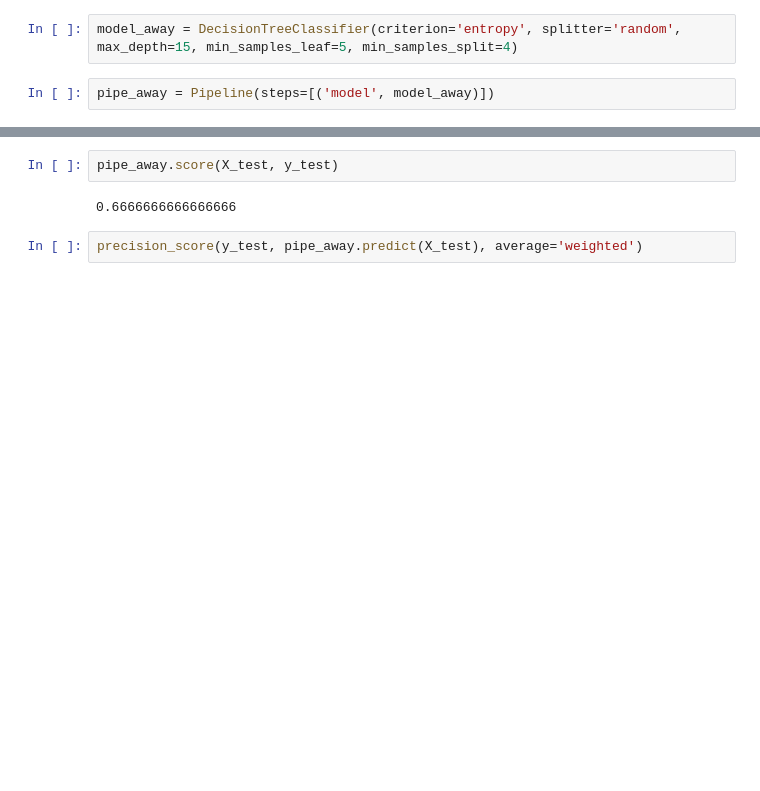
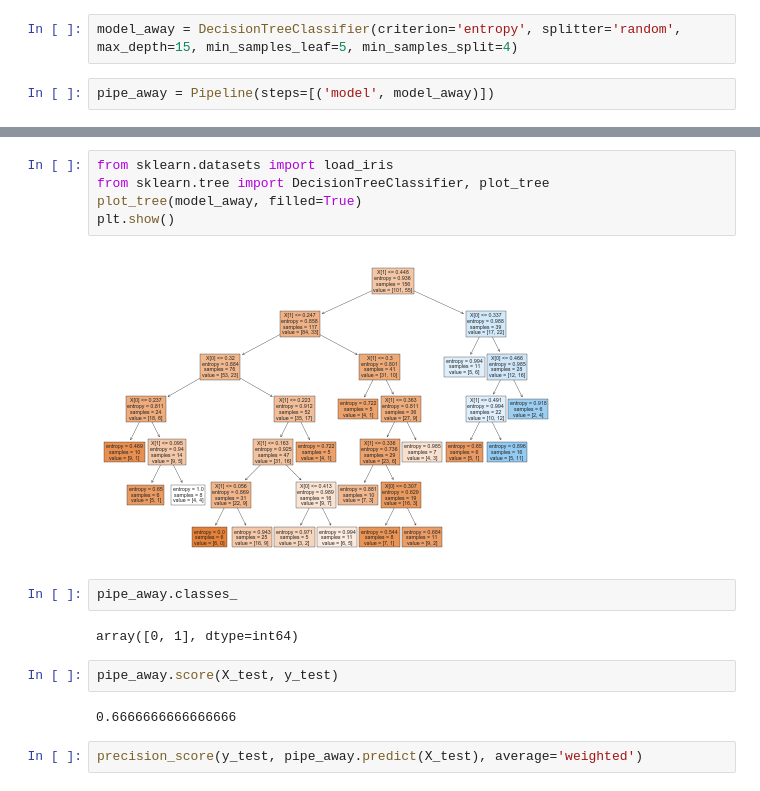
Before and after one commit to luisgzaparolli/bundesbet, a Jupyter notebook: models/stack/stack.ipynb, the cells around one changed output, grey strips where cells are left out. Drawn from its saved outputs; the diff is of its cells as text; blank space fills up the shorter version.

```diff
--- a/models/stack/stack.ipynb
+++ b/models/stack/stack.ipynb
@@ -225,3 +252,14 @@ Pipeline(steps=[('model',
+# %%
+from sklearn.datasets import load_iris
+from sklearn.tree import DecisionTreeClassifier, plot_tree
+plot_tree(model_away, filled=True)
+plt.show()
+# %% [output]
+[figure, added]
+# %%
+pipe_away.classes_
+# %% [output]
+array([0, 1], dtype=int64)
 # %%
 pipe_away.score(X_test, y_test)
 # %% [output]
```
Also changed, not shown: parts of 20 cells of this notebook, 11 other files.
